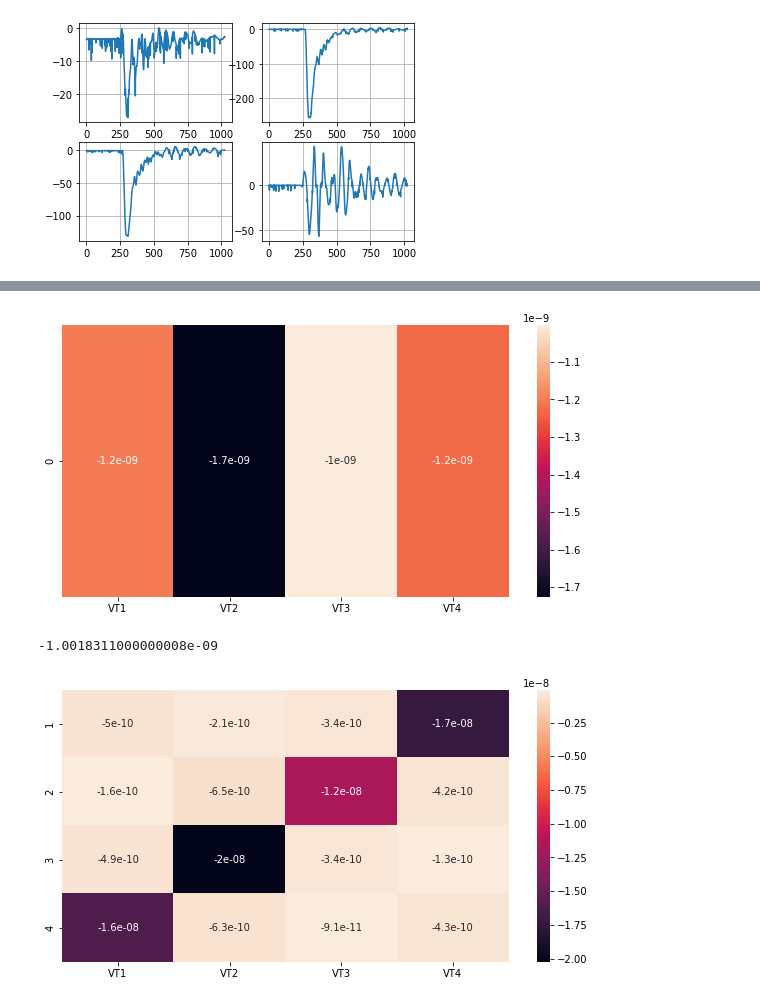
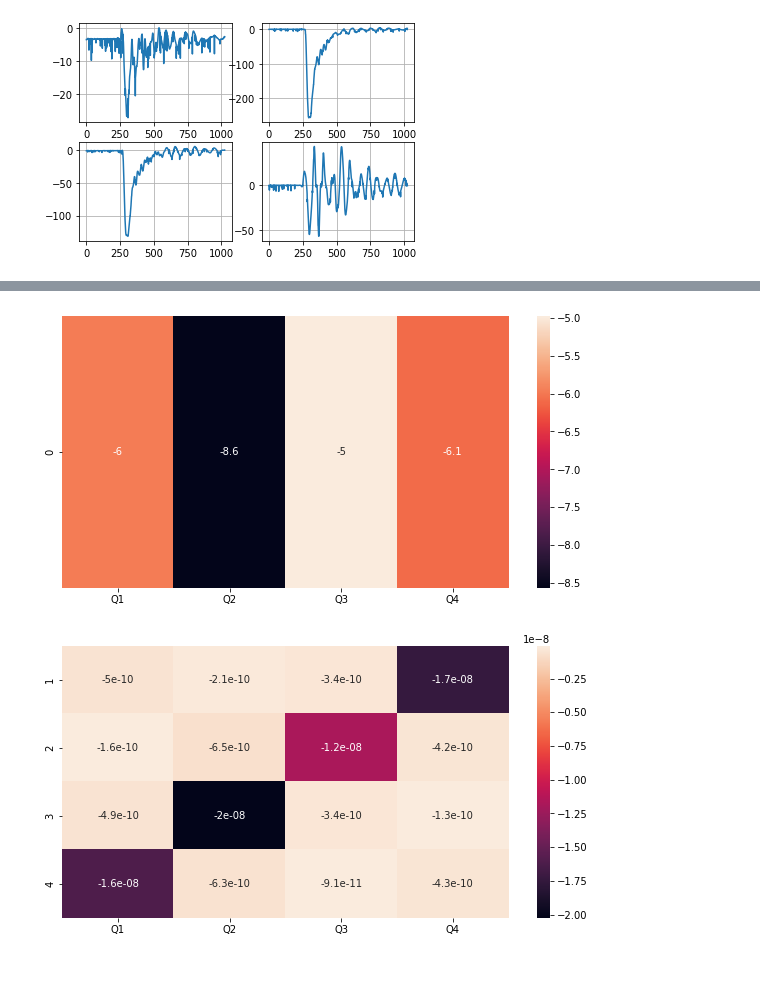
Before and after one commit to A-Rodano/cygno_cloud, a Jupyter notebook: Data_from_cloud.ipynb, the cells around one changed output, grey strips where cells are left out. Drawn from its saved outputs; the diff is of its cells as text; code cells hidden in the pictures; blank space fills up the shorter version.

```diff
--- a/Data_from_cloud.ipynb
+++ b/Data_from_cloud.ipynb
@@ -214,14 +214,14 @@ for nrun in range(len(pmts)):
 [figure]
 [figure]
 # %%
-VTs=[]
+Qs=[]
 
 for nrun in range(len(Vdts)):
-  Q1 = np.trapz((Vdts[nrun][1][250:500])/50)*10e-12
-  Q2 = np.trapz((Vdts[nrun][2][250:500])/50)*10e-12
-  Q3 = np.trapz((Vdts[nrun][3][250:500])/50)*10e-12
-  Q4 = np.trapz((Vdts[nrun][4][250:500])/50)*10e-12
+  Q1 = np.trapz((Vdts[nrun][1][250:500])/50)
+  Q2 = np.trapz((Vdts[nrun][2][250:500])/50)
+  Q3 = np.trapz((Vdts[nrun][3][250:500])/50)
+  Q4 = np.trapz((Vdts[nrun][4][250:500])/50)
 
-  VTs.append([ Vdts[nrun][0], Q1,VT2,VT3,VT4])
+  Qs.append([ Vdts[nrun][0], Q1,Q2,Q3,Q4])
+
+df = pd.DataFrame(Qs, columns=['nrun','Q1','Q2','Q3','Q4'])
-# %%
-df = pd.DataFrame(VTs, columns=['nrun','VT1','VT2','VT3','VT4'])
@@ -227,0 +235,6 @@ df = pd.DataFrame(VTs, columns=['nrun','VT1','VT2','VT3','VT4'])
+# %%
+Qmax = np.array(df[['Q1','Q2','Q3','Q4']]).max()
+Qmin = np.array(df[['Q1','Q2','Q3','Q4']]).min()
+
+norm = ((Qmin)/100)
+norm,Qmax,Qmin
@@ -228,13 +259,11 @@ df = pd.DataFrame(VTs, columns=['nrun','VT1','VT2','VT3','VT4'])
 # %%
 import seaborn as sns
 
 plt.figure(figsize = (10,5))
-sns.heatmap(df[['VT1','VT2','VT3','VT4']][0:1], annot=True)
+sns.heatmap(df[['Q1','Q2','Q3','Q4']][0:1]/norm, annot=True)
 plt.show()
-np.array(df[['VT1','VT2','VT3','VT4']][0:1]).max()
 # %% [output]
-[figure, old version]
+[figure, new version]
--1.0018311000000008e-09
 # %%
 
 plt.figure(figsize = (10,5))
```
Also changed, not shown: parts of 6 cells of this notebook.
